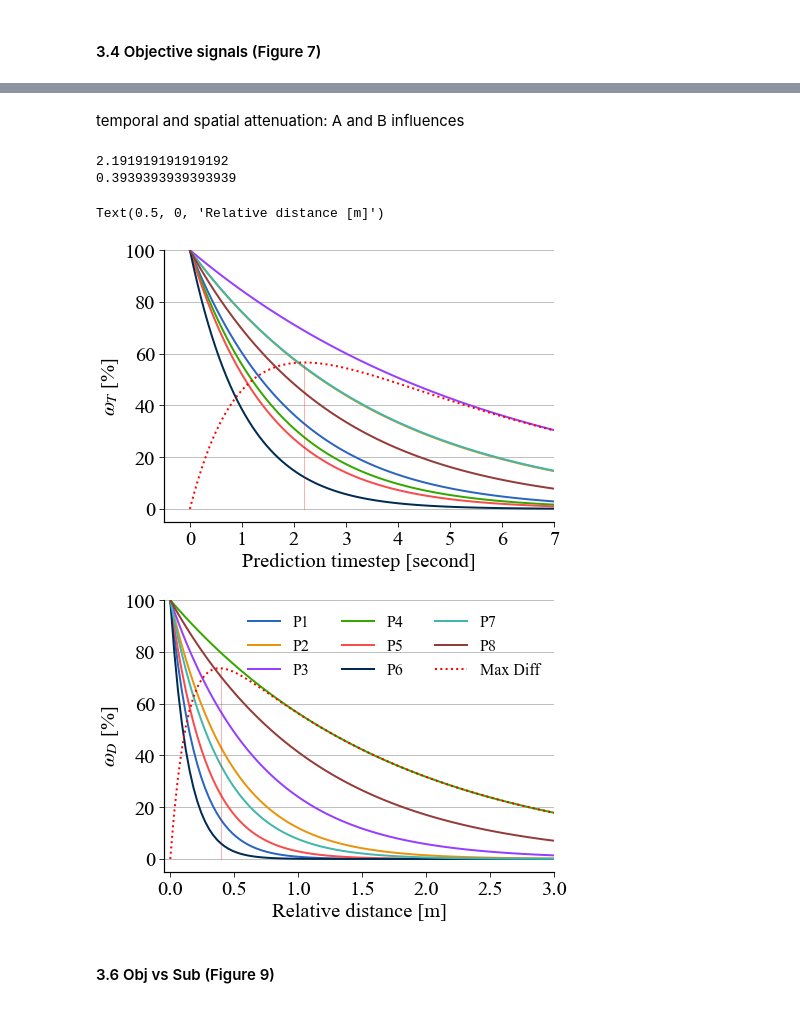
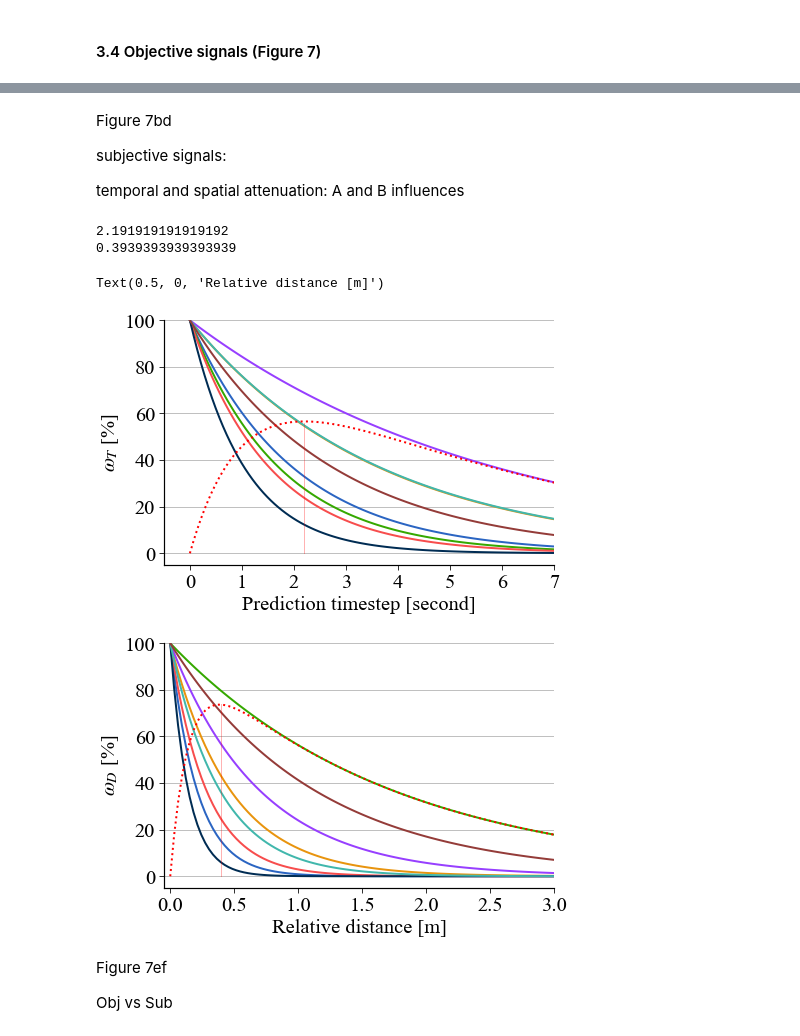
Before and after one commit to ChenChenGith/PODAR_individual_modeling_code, a Jupyter notebook: data_preprocess.ipynb, the cells around one changed output, grey strips where cells are left out. Saved outputs shown, nothing was run; the diff lists cells and outputs as text; code cells hidden in the pictures.

```diff
--- a/data_preprocess.ipynb
+++ b/data_preprocess.ipynb
@@ -727,10 +755,19 @@ Text(0.42, 0.5, 'Average R$^2$=0.88')
 # %% [markdown]
+Figure 7bd
+
+subjective signals:
+
 temporal and spatial attenuation: A and B influences
 # %%
 A_list = [0.5059422850608826, 0.27508944272994995, 0.17000000178813934, 0.5848498940467834, 0.654693603515625, 0.9557044506072998, 0.27345994114875793, 0.3641781210899353]
 B_list = [4.764817714691162, 2.1246397495269775, 1.4296964406967163, 0.5749660134315491, 3.5374858379364014, 7.115493297576904, 2.573143720626831, 0.8856412768363953]
+podar_max = [1.0523048639297485, 0.9140646457672119, 0.9132525324821472, 0.9267663955688477, 0.9064257740974426, 0.9998318552970886, 1.0066016912460327, 0.9794774651527405]
+scale_list = [1.33290433883667, 0.985039472579956, 0.9143654108047485, 1.2405551671981812, 1.274121880531311, 1.7350612878799438, 1.0835251808166504, 1.1234524250030518]
+Alpha_list = [0.7] * 8
+horizon_list = [4, 7, 7, 6, 5, 4, 7, 7]
 
-plt.figure()
+
+plt.figure(figsize=(7,4.5))
 x = np.linspace(0,7,100)
 for i in range(8):
     plt.plot(x, np.exp(-1 * x * A_list[i]) * 100, label='P{}'.format(i+1))  # label='P{}: $A$={:.3f}'.format(i+1, A_list[i])
@@ -743,41 +780,43 @@ print(x[np.argmax(tmp3 - tmp6)])
 
 plt.plot([2.2,2.2], [0, 56], c='red', linestyle='-', alpha=0.3, lw=1)
 
 plt.xlim(-0.5,7)
 plt.xticks(np.linspace(0, 7,8))
 plt.ylim(-5,100)
 # plt.legend(ncol=3)
 plt.ylabel('$\omega_T$ [%]')
 plt.xlabel('Prediction timestep [second]')
-# plt.savefig(r'e:\博后工作资料\01_研究工作\06_论文\03_PODAR_carlibration\PODAR_carlibration_clear\images\fig012_sub_A.pdf')  # , bbox_inches='tight'
+# plt.savefig(r'E:\博后工作资料\01_研究工作\06_论文\03_PODAR_carlibration\PODAR_carlibration_clear_NC_template_clear\images\fig012_sub_A.pdf', bbox_inches='tight')  # , bbox_inches='tight'
 
-plt.figure()
+plt.figure(figsize=(7,4.5))
 x = np.linspace(0,3,100)
 for i in range(8):
     plt.plot(x, np.exp(-1 * x * B_list[i]) * 100, label='P{}'.format(i+1))
 
 tmp4 = np.exp(-1 * x * B_list[3]) * 100
 tmp6 = np.exp(-1 * x * B_list[5]) * 100
 plt.plot(x, tmp4 - tmp6, c='red', linestyle=':', label='Max Diff')
 print(x[np.argmax(tmp4 - tmp6)])
 
 plt.plot([0.4,0.4], [0, 74], c='red', linestyle='-', alpha=0.3, lw=1)
 
 plt.xlim(-0.05,3)
 plt.xticks(np.linspace(0, 3, 7))
 plt.ylim(-5,100)
-plt.legend(ncol=3)
+# plt.legend(ncol=3)
 plt.ylabel('$\omega_D$ [%]')
 plt.xlabel('Relative distance [m]')
-# plt.savefig(r'e:\博后工作资料\01_研究工作\06_论文\03_PODAR_carlibration\PODAR_carlibration_clear\images\fig13_sub_B.pdf')  # , bbox_inches='tight'
+# plt.savefig(r'E:\博后工作资料\01_研究工作\06_论文\03_PODAR_carlibration\PODAR_carlibration_clear_NC_template_clear\images\fig13_sub_B.pdf', bbox_inches='tight')  # , bbox_inches='tight'
 # %% [output]
 2.191919191919192
 0.3939393939393939
 Text(0.5, 0, 'Relative distance [m]')
-[figure, old version]
+[figure, new version]
-[figure, old version]
+[figure, new version]
 # %% [markdown]
-#### 3.6 Obj vs Sub (Figure 9)
+Figure 7ef
+
+Obj vs Sub
 # %%
 obj_A_list = [1.0600444078445435, 0.8356727361679077, 1.0756944417953491, 1.0794345140457153, 1.036150336265564, 1.4461475610733032, 0.7743525505065918, 1.0152881145477295]
 obj_B_list = [3.715822219848633, 1.576579213142395, 2.126253843307495, 0.8500350117683411, 2.26875638961792, 1.3990570306777954, 2.6167290210723877, 0.9408774971961975]
```
Also changed, not shown: parts of 26 cells of this notebook.
